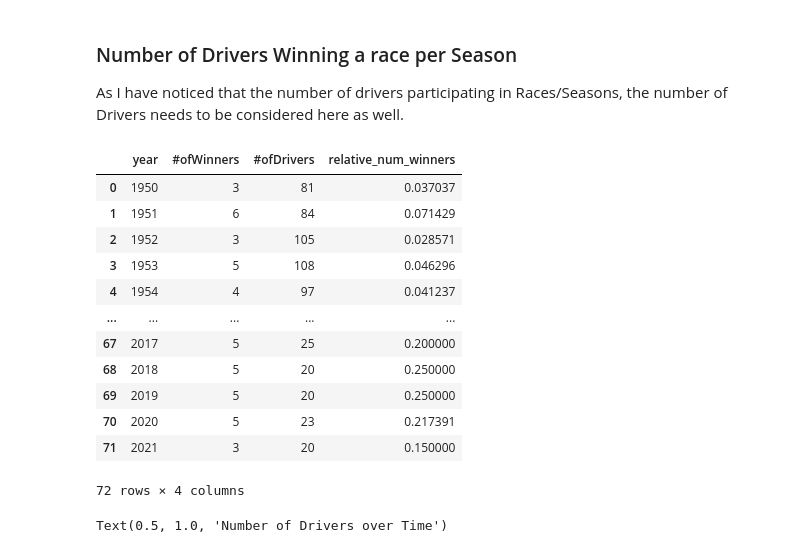
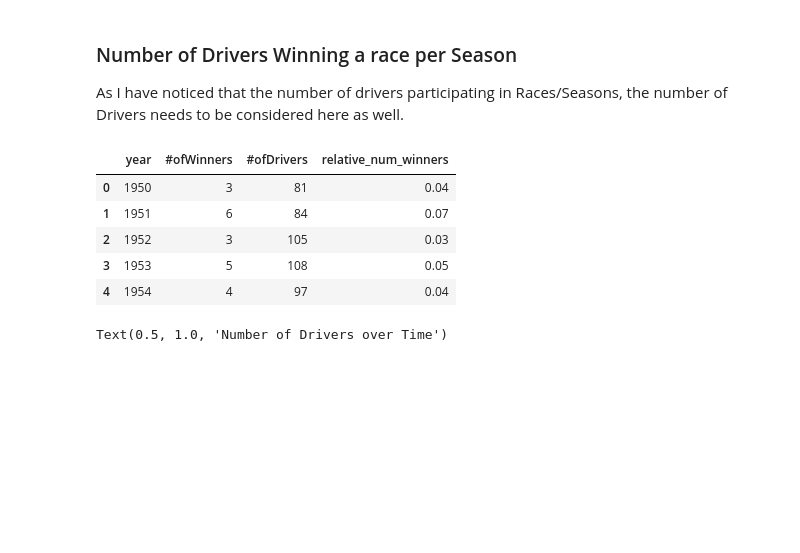
Before and after one commit to data301-2021-winter1/group16-project, a Jupyter notebook: notebooks/analysis2.ipynb, the cells around one changed output. Saved outputs shown, nothing was run; the diff lists cells and outputs as text; code cells hidden in the pictures; blank space fills up the shorter version.

```diff
--- a/notebooks/analysis2.ipynb
+++ b/notebooks/analysis2.ipynb
@@ -60,31 +60,24 @@ As I have noticed that the number of drivers participating in Races/Seasons, the
 # %%
 race_years = races[['raceId', 'year']]
 df_results = results.merge(race_years, on='raceId', how='left')
 df_results_driver_count = df_results.groupby('year').nunique().reset_index()
 df_results_driver_count = df_results_driver_count[['driverId','year']]
 df_results_driver_count = df_results_driver_count.rename(columns={'driverId': '#ofDrivers'})
 race_winners = df_results[df_results['positionOrder'] == 1]
 race_winners = race_winners.groupby(['year']).nunique().reset_index()
 race_winners = race_winners[['driverId','year']]
 race_winners = race_winners.rename(columns={'driverId':'#ofWinners'})
 race_winners = race_winners.merge(df_results_driver_count, on='year', how='left')
 race_winners = race_winners[['year', '#ofWinners', '#ofDrivers']]
 race_winners['relative_num_winners'] = race_winners['#ofWinners'] / race_winners['#ofDrivers']
-race_winners
+race_winners.head().style.format({'relative_num_winners': "{:.2f}"})
 # %% [output]
 |  | year | #ofWinners | #ofDrivers | relative_num_winners |
-| 0 | 1950 | 3 | 81 | 0.037037 |
-| 1 | 1951 | 6 | 84 | 0.071429 |
-| 2 | 1952 | 3 | 105 | 0.028571 |
-| 3 | 1953 | 5 | 108 | 0.046296 |
-| 4 | 1954 | 4 | 97 | 0.041237 |
-| ... | ... | ... | ... | ... |
-| 67 | 2017 | 5 | 25 | 0.200000 |
-| 68 | 2018 | 5 | 20 | 0.250000 |
-| 69 | 2019 | 5 | 20 | 0.250000 |
-| 70 | 2020 | 5 | 23 | 0.217391 |
-| 71 | 2021 | 3 | 20 | 0.150000 |
+| 0 | 1950 | 3 | 81 | 0.04 |
+| 1 | 1951 | 6 | 84 | 0.07 |
+| 2 | 1952 | 3 | 105 | 0.03 |
+| 3 | 1953 | 5 | 108 | 0.05 |
+| 4 | 1954 | 4 | 97 | 0.04 |
-72 rows × 4 columns
 # %%
 sns.lineplot(x=race_winners['year'],y=race_winners['#ofDrivers']).set_title("Number of Drivers over Time")
 # %% [output]
```
Also changed, not shown: parts of 1 cell of this notebook.
